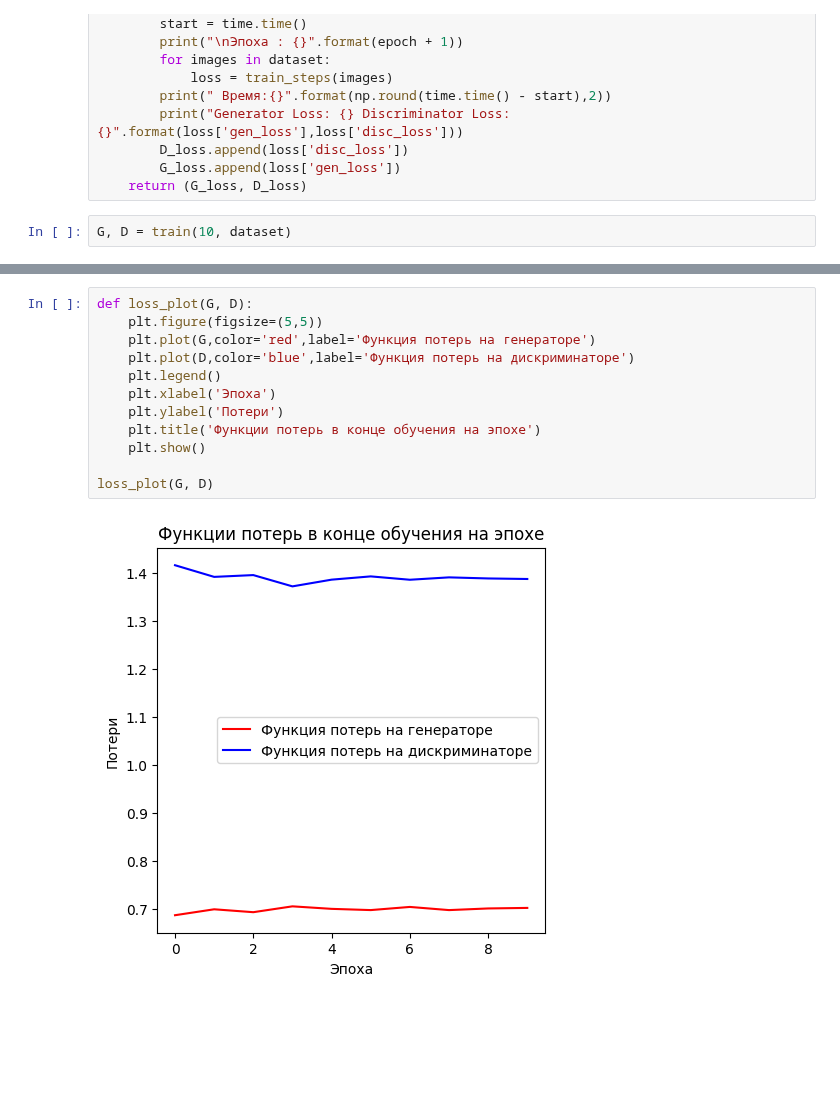
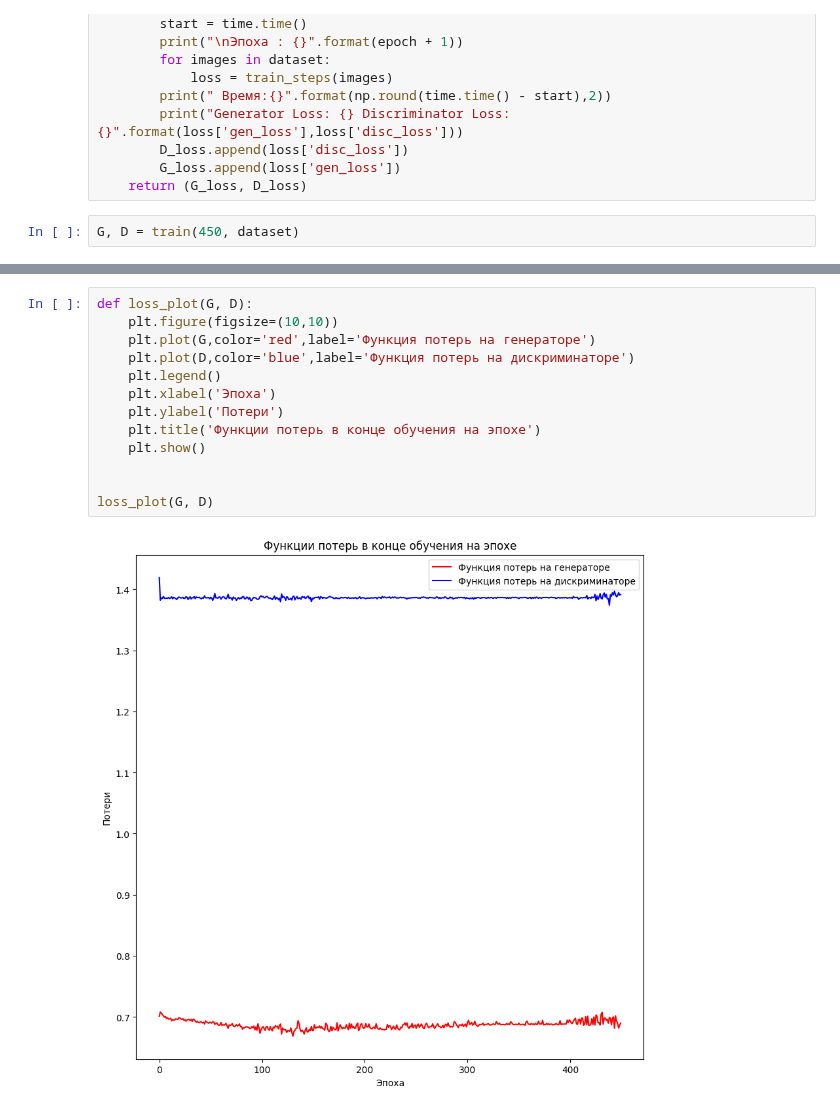
Before and after one commit to Maxxx-VS/The-Founder, a Jupyter notebook: 35_4_GAN_MNIST_fashion.ipynb, the cells around one changed output, grey strips where cells are left out. Saved outputs shown, nothing was run; the diff lists cells and outputs as text; blank space fills up the shorter version.

```diff
--- a/35_4_GAN_MNIST_fashion.ipynb
+++ b/35_4_GAN_MNIST_fashion.ipynb
@@ -313,6 +313,6 @@ def train(epochs, dataset):
         G_loss.append(loss['gen_loss'])
     return (G_loss, D_loss)
 # %%
-G, D = train(10, dataset)
+G, D = train(450, dataset)
 # %% [output]
 Эпоха : 1
@@ -349,14 +349,15 @@ plot_generated_images(4)
 # %%
 def loss_plot(G, D):
-    plt.figure(figsize=(5,5))
+    plt.figure(figsize=(10,10))
     plt.plot(G,color='red',label='Функция потерь на генераторе')
     plt.plot(D,color='blue',label='Функция потерь на дискриминаторе')
     plt.legend()
     plt.xlabel('Эпоха')
     plt.ylabel('Потери')
     plt.title('Функции потерь в конце обучения на эпохе')
     plt.show()
 
+
 loss_plot(G, D)
 # %% [output]
-[figure, old version]
+[figure, new version]
```
Also changed, not shown: parts of 8 cells of this notebook.
